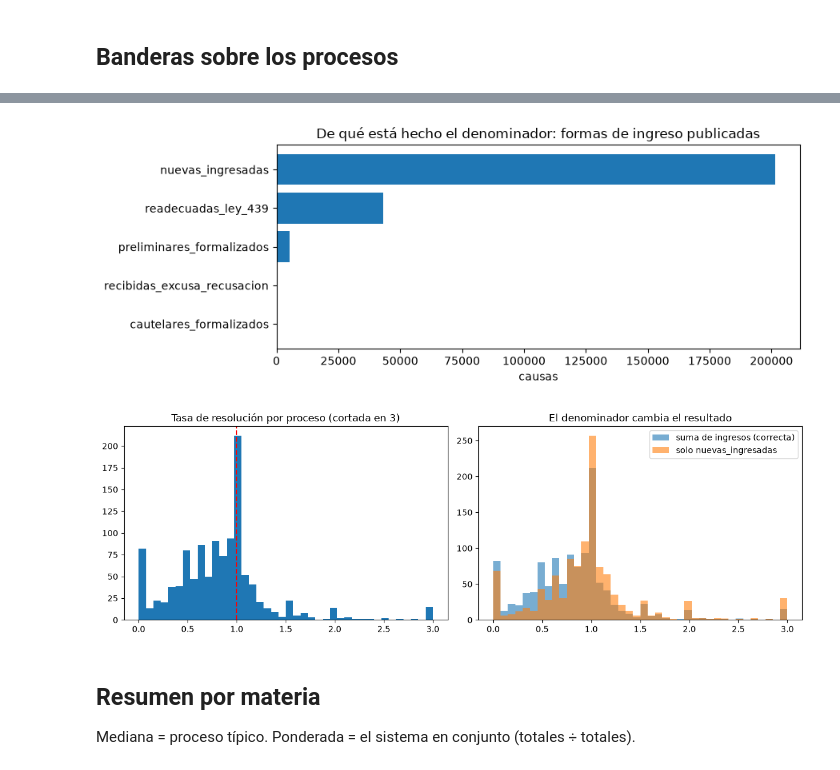
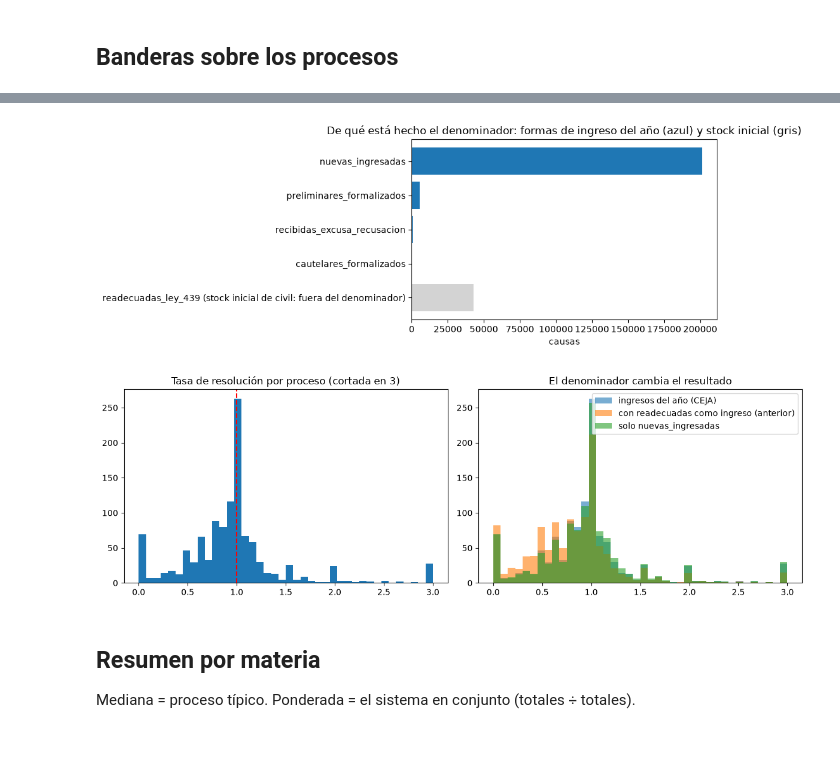
Before and after one commit to krilinxito/congestion-judicial-bolivia, a Jupyter notebook: notebooks/10_indicadores_congestion.ipynb, the cells around one changed output, grey strips where cells are left out. Drawn from its saved outputs; the diff is of its cells as text; code cells hidden in the pictures; blank space fills up the shorter version.

```diff
--- a/notebooks/10_indicadores_congestion.ipynb
+++ b/notebooks/10_indicadores_congestion.ipynb
@@ -56,27 +147,32 @@ flag_sin_movimiento 415 procesos (25.1%)
 # %%
 aporte = proc[[c for c in COLUMNAS_INGRESOS if c in proc.columns]].fillna(0).sum()
 aporte = aporte[aporte > 0].sort_values()
-plt.figure(figsize=(9, 3.5))
-plt.barh(aporte.index, aporte.values, color="tab:blue")
-plt.title("De qué está hecho el denominador: formas de ingreso publicadas")
+stock_civil = float(proc["readecuadas_ley_439"].fillna(0).sum())
+etiquetas = ["readecuadas_ley_439 (stock inicial de civil: fuera del denominador)"] + list(aporte.index)
+valores = [stock_civil] + list(aporte.values)
+colores = ["lightgray"] + ["tab:blue"] * len(aporte)
+plt.figure(figsize=(10, 3.8))
+plt.barh(etiquetas, valores, color=colores)
+plt.title("De qué está hecho el denominador: formas de ingreso del año (azul) y stock inicial (gris)")
 plt.xlabel("causas")
 plt.tight_layout()
 plt.show()
 # %% [output]
-[figure, old version]
+[figure, new version]
 # %%
 fig, ejes = plt.subplots(1, 2, figsize=(12, 4))
 ejes[0].hist(proc["tasa_resolucion"].dropna().clip(upper=3), bins=40, color="tab:blue")
 ejes[0].axvline(1, color="red", linestyle="--")
 ejes[0].set_title("Tasa de resolución por proceso (cortada en 3)")
-ejes[1].hist(proc["tasa_resolucion"].dropna().clip(upper=3), bins=40, alpha=0.6, label="suma de ingresos (correcta)")
+ejes[1].hist(proc["tasa_resolucion"].dropna().clip(upper=3), bins=40, alpha=0.6, label="ingresos del año (CEJA)")
+ejes[1].hist(proc["tasa_resolucion_con_readecuadas"].dropna().clip(upper=3), bins=40, alpha=0.6, label="con readecuadas como ingreso (anterior)")
 ejes[1].hist(proc["tasa_resolucion_solo_nuevas"].dropna().clip(upper=3), bins=40, alpha=0.6, label="solo nuevas_ingresadas")
 ejes[1].legend()
 ejes[1].set_title("El denominador cambia el resultado")
 plt.tight_layout()
 plt.show()
 # %% [output]
-[figure, old version]
+[figure, new version]
 # %% [markdown]
 ## Resumen por materia
 Mediana = proceso típico. Ponderada = el sistema en conjunto (totales ÷ totales).
```
Also changed, not shown: parts of 10 cells of this notebook, 14 other files.
